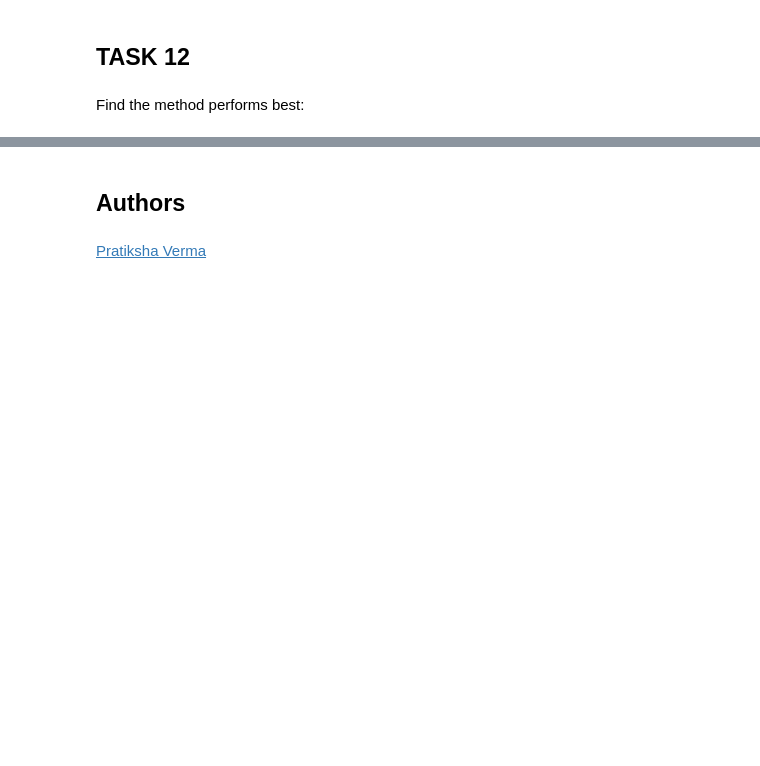
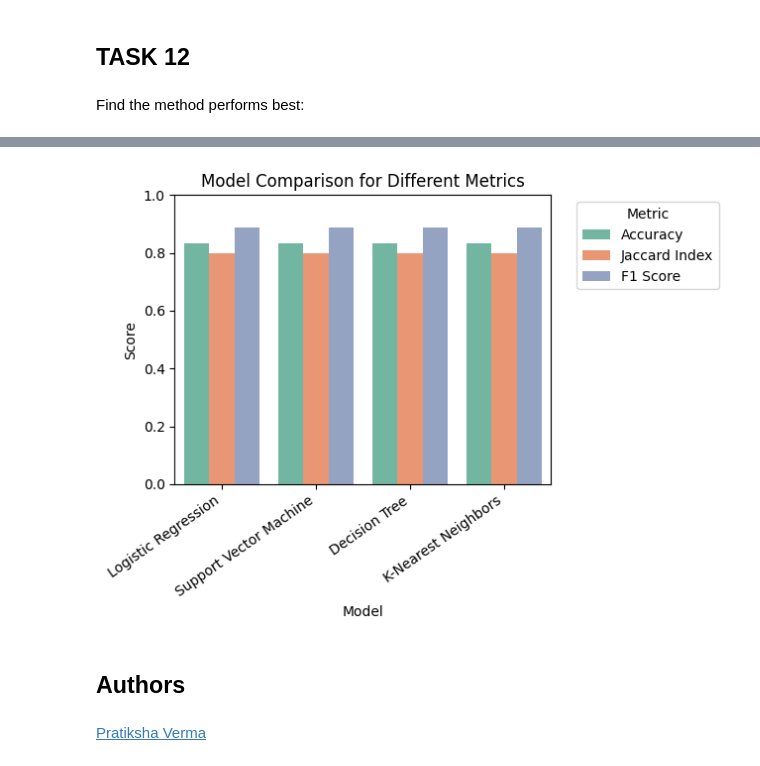
Before and after one commit to juaneleanor/AppliedDataScienceCapstone, a Jupyter notebook: 8_Machine_Learning_Predictive_Analysis.ipynb, the cells around one changed output, grey strips where cells are left out. Cells and saved outputs as stored; diff of their text form; code cells hidden in the pictures; blank space fills up the shorter version.

```diff
--- a/8_Machine_Learning_Predictive_Analysis.ipynb
+++ b/8_Machine_Learning_Predictive_Analysis.ipynb
@@ -389,3 +402,20 @@ accuracy_data
+# %%
+import seaborn as sns
+
+accuracy_melted = accuracy_data.melt(id_vars='Model', var_name='Metric', value_name='Score')
+
+sns.barplot(data=accuracy_melted, x='Model', y='Score', hue='Metric', palette='Set2')
+
+plt.xlabel('Model')
+plt.ylabel('Score')
+plt.title('Model Comparison for Different Metrics')
+plt.legend(title='Metric', bbox_to_anchor=(1.05, 1), loc='upper left')
+plt.xticks(rotation=35, ha='right')
+plt.ylim(0, 1)
+plt.tight_layout()
+plt.show()
+# %% [output]
+[figure, added]
 # %% [markdown]
 ## Authors
 # %% [markdown]
```
Also changed, not shown: parts of 8 cells of this notebook.
